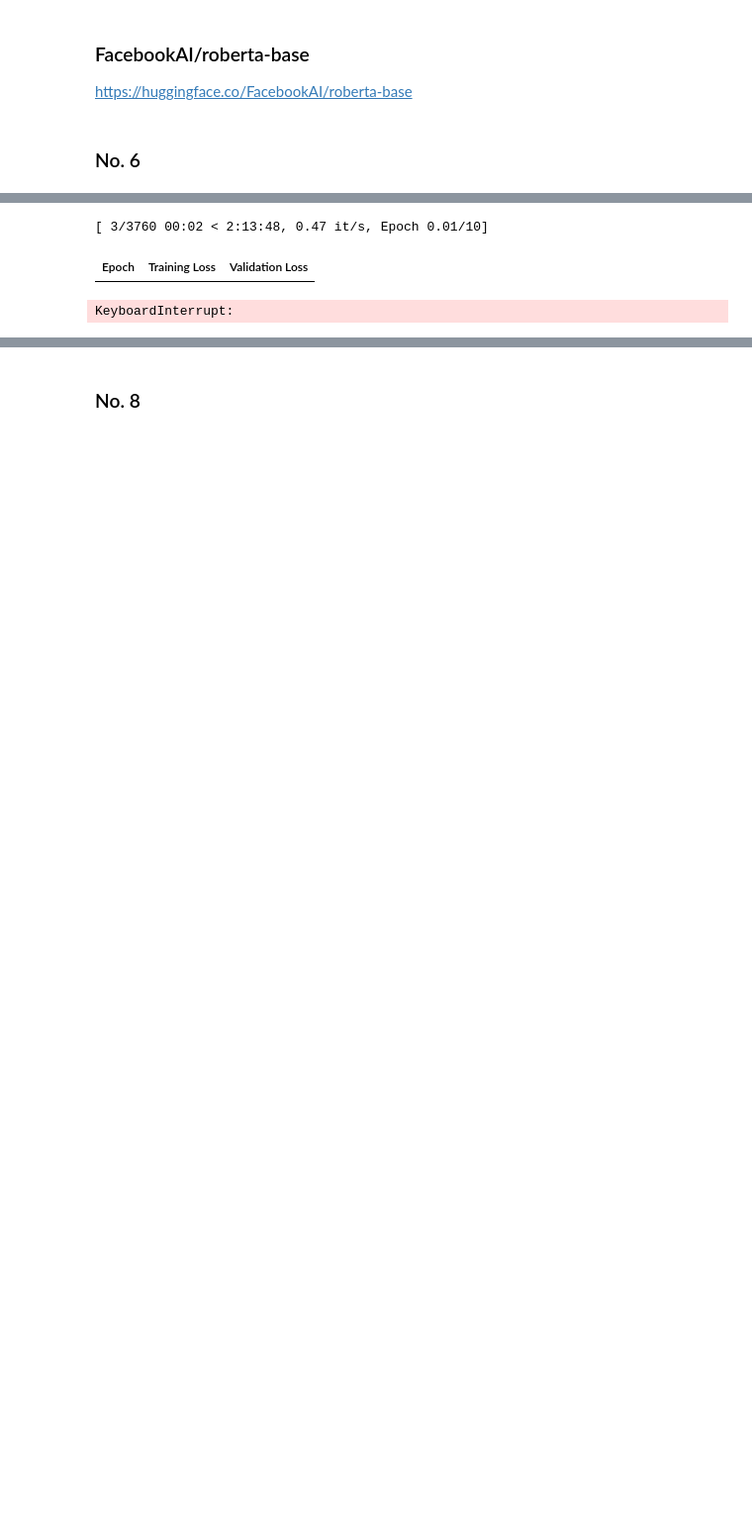
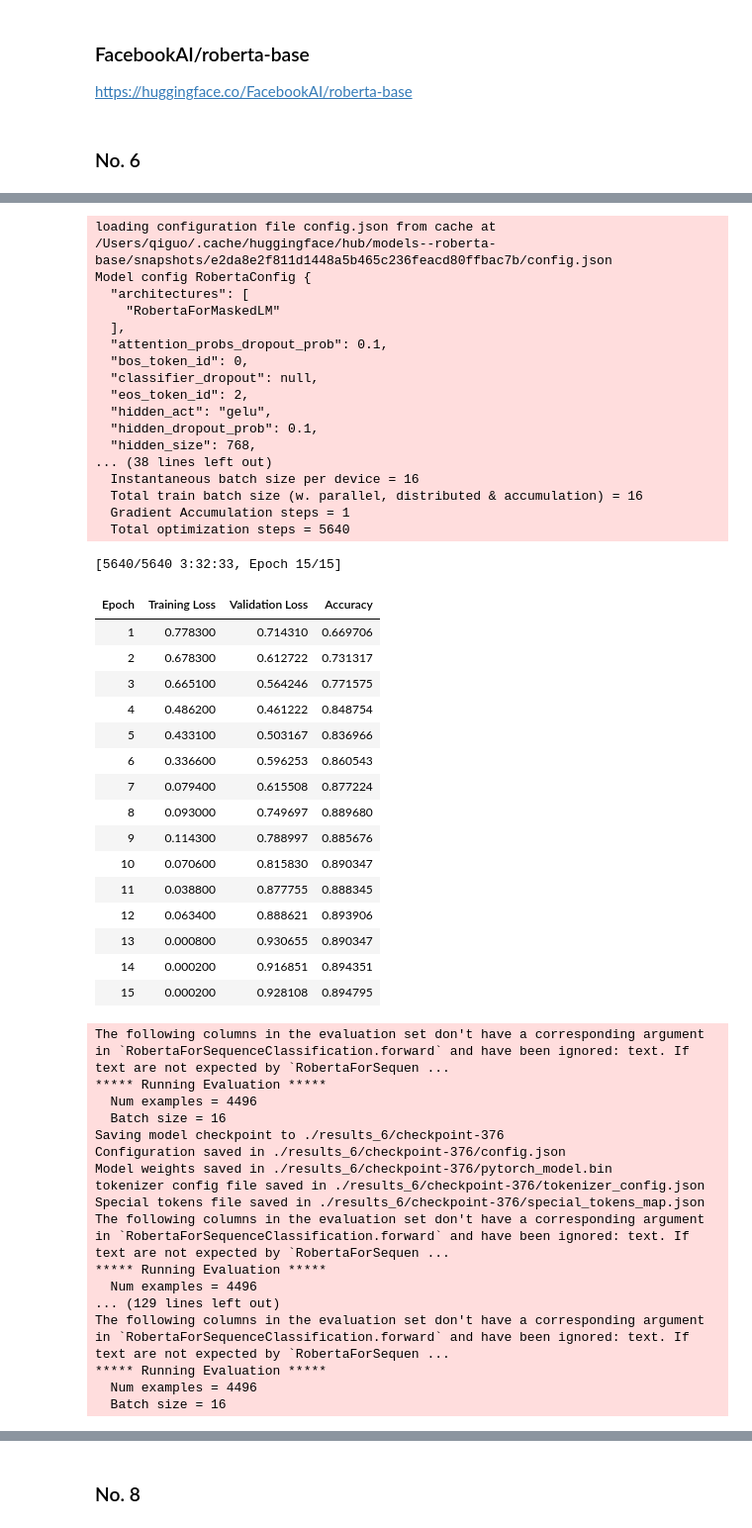
Before and after one commit to TheUnifyingForce/24HS-ETSP_Detecting-Depressive-Tendencies-in-Social-Media-Posts, a Jupyter notebook: Model_Train/6-8_Base.ipynb, the cells around one changed output, grey strips where cells are left out. Shown: that part at 99% size. Saved outputs shown, nothing was run; the diff lists cells and outputs as text; code cells hidden in the pictures; blank space fills up the shorter version.

```diff
--- a/Model_Train/6-8_Base.ipynb
+++ b/Model_Train/6-8_Base.ipynb
@@ -78,7 +78,7 @@ training_args = TrainingArguments(
     learning_rate=2e-5,
     per_device_train_batch_size=16,
     per_device_eval_batch_size=16,
-    num_train_epochs=10,
+    num_train_epochs=15,
     weight_decay=0.01,
     logging_dir='./logs_6',  # Updated logging directory
     logging_steps=10,
@@ -179,3 +182,51 @@ The following columns in the training set don't have a corresponding argument in
-[ 3/3760 00:02 < 2:13:48, 0.47 it/s, Epoch 0.01/10]
+loading configuration file config.json from cache at /Users/qiguo/.cache/huggingface/hub/models--roberta-base/snapshots/e2da8e2f811d1448a5b465c236feacd80ffbac7b/config.json
+Model config RobertaConfig {
+  "architectures": [
+    "RobertaForMaskedLM"
+  ],
+  "attention_probs_dropout_prob": 0.1,
+  "bos_token_id": 0,
+  "classifier_dropout": null,
+  "eos_token_id": 2,
+  "hidden_act": "gelu",
+  "hidden_dropout_prob": 0.1,
+  "hidden_size": 768,
+... (38 lines left out)
+  Instantaneous batch size per device = 16
+  Total train batch size (w. parallel, distributed & accumulation) = 16
+  Gradient Accumulation steps = 1
+  Total optimization steps = 5640
+[5640/5640 3:32:33, Epoch 15/15]
-| Epoch | Training Loss | Validation Loss |
+| Epoch | Training Loss | Validation Loss | Accuracy |
+| 1 | 0.778300 | 0.714310 | 0.669706 |
+| 2 | 0.678300 | 0.612722 | 0.731317 |
+| 3 | 0.665100 | 0.564246 | 0.771575 |
+| 4 | 0.486200 | 0.461222 | 0.848754 |
+| 5 | 0.433100 | 0.503167 | 0.836966 |
+| 6 | 0.336600 | 0.596253 | 0.860543 |
+| 7 | 0.079400 | 0.615508 | 0.877224 |
+| 8 | 0.093000 | 0.749697 | 0.889680 |
+| 9 | 0.114300 | 0.788997 | 0.885676 |
+| 10 | 0.070600 | 0.815830 | 0.890347 |
+| 11 | 0.038800 | 0.877755 | 0.888345 |
+| 12 | 0.063400 | 0.888621 | 0.893906 |
+| 13 | 0.000800 | 0.930655 | 0.890347 |
+| 14 | 0.000200 | 0.916851 | 0.894351 |
+| 15 | 0.000200 | 0.928108 | 0.894795 |
-KeyboardInterrupt:
+The following columns in the evaluation set don't have a corresponding argument in `RobertaForSequenceClassification.forward` and have been ignored: text. If text are not expected by `RobertaForSequen ...
+***** Running Evaluation *****
+  Num examples = 4496
+  Batch size = 16
+Saving model checkpoint to ./results_6/checkpoint-376
+Configuration saved in ./results_6/checkpoint-376/config.json
+Model weights saved in ./results_6/checkpoint-376/pytorch_model.bin
+tokenizer config file saved in ./results_6/checkpoint-376/tokenizer_config.json
+Special tokens file saved in ./results_6/checkpoint-376/special_tokens_map.json
+The following columns in the evaluation set don't have a corresponding argument in `RobertaForSequenceClassification.forward` and have been ignored: text. If text are not expected by `RobertaForSequen ...
+***** Running Evaluation *****
+  Num examples = 4496
+... (129 lines left out)
+The following columns in the evaluation set don't have a corresponding argument in `RobertaForSequenceClassification.forward` and have been ignored: text. If text are not expected by `RobertaForSequen ...
+***** Running Evaluation *****
+  Num examples = 4496
+  Batch size = 16
```
Also changed, not shown: parts of 8 cells of this notebook, 1 other file.
